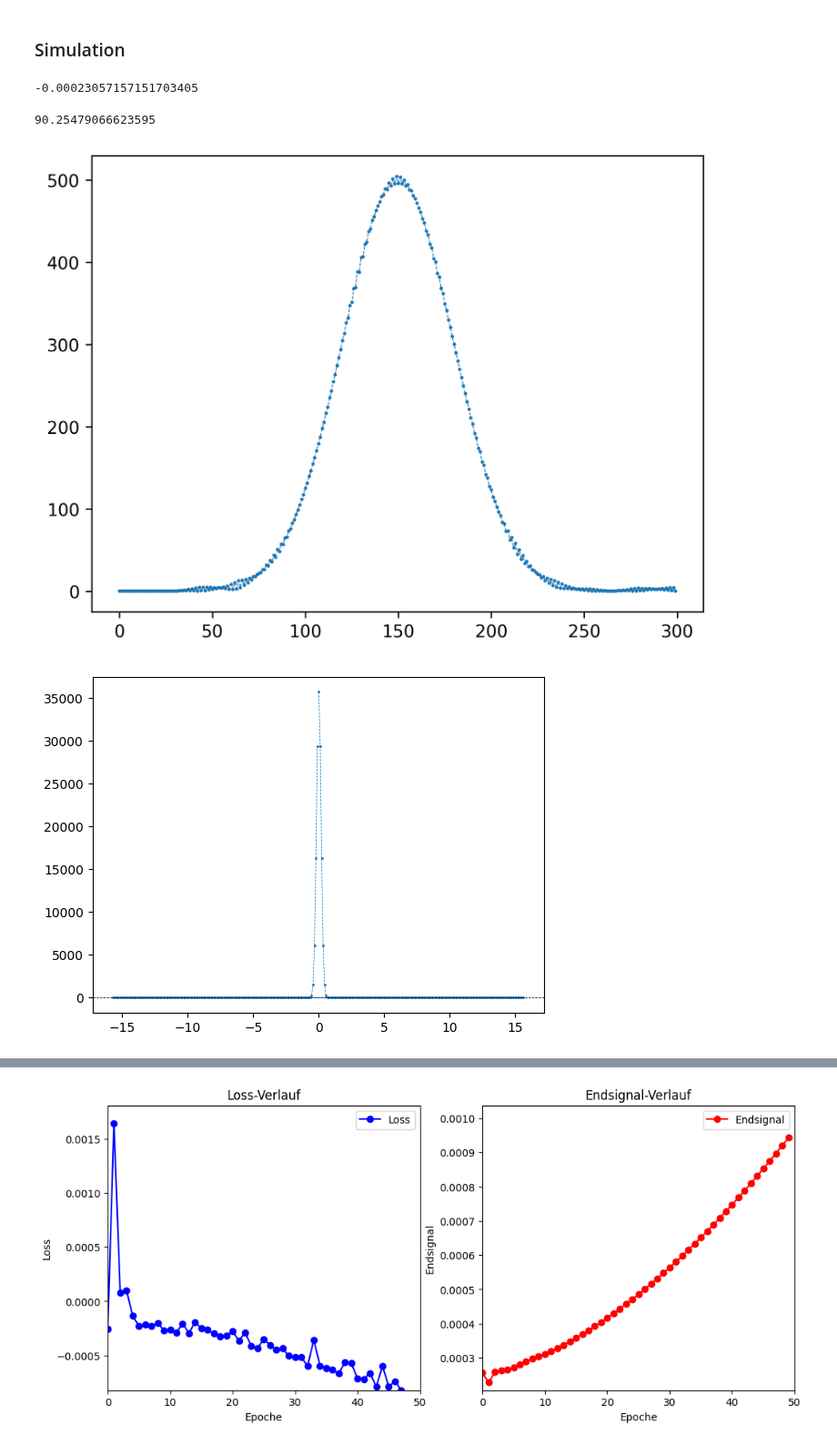
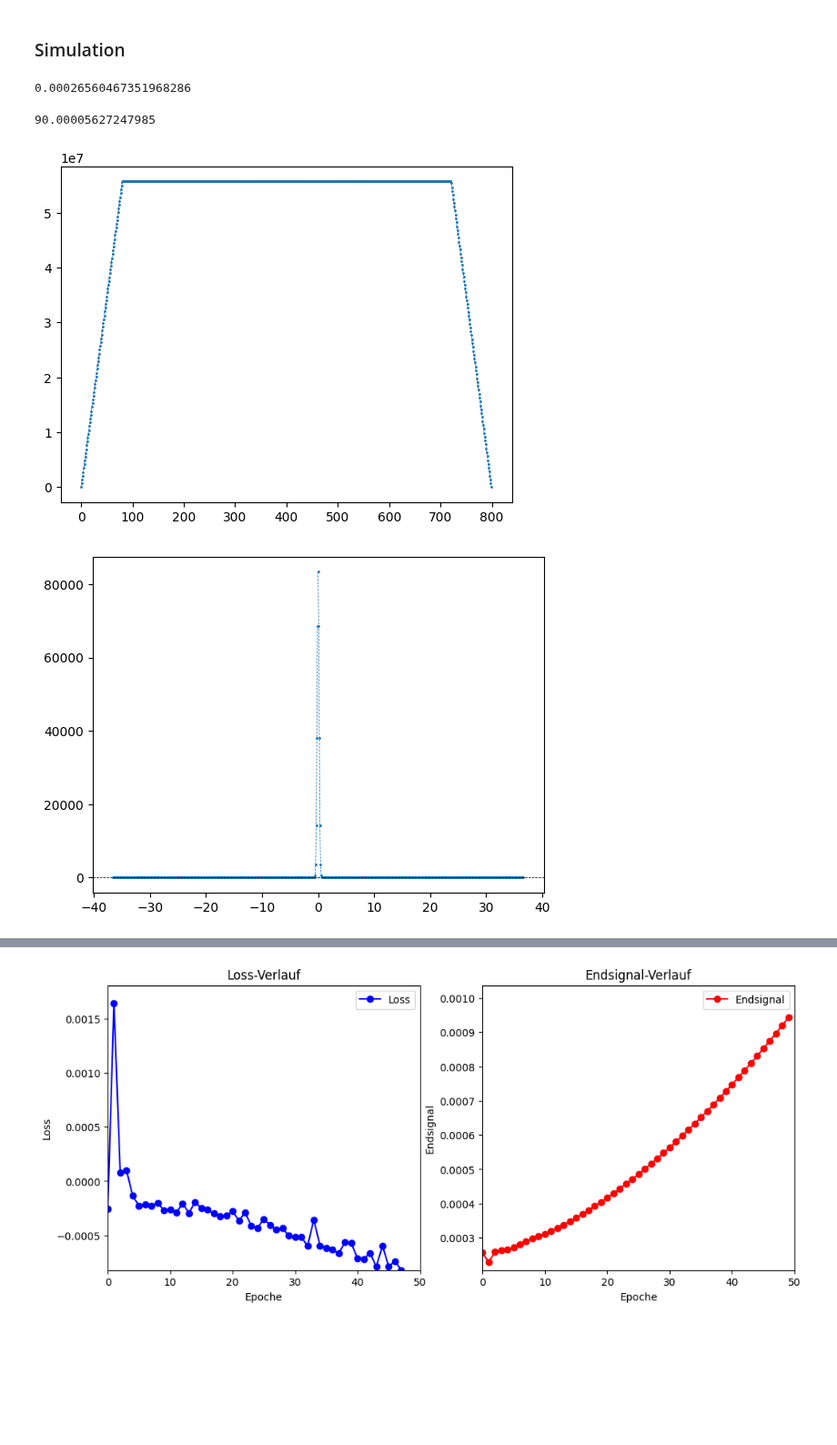
Before and after one commit to dantona02/optim, a Jupyter notebook: bmc/optimize/train.ipynb, the cells around one changed output, grey strips where cells are left out. Shown at 91% size. Cells and saved outputs as stored; diff of their text form; code cells hidden in the pictures; blank space fills up the shorter version.

Commit message:
Added option for optimizing rf and/or grad

```diff
--- a/bmc/optimize/train.ipynb
+++ b/bmc/optimize/train.ipynb
@@ -85,0 +67,6 @@ else:
+# %%
+difference = diff_sim(None, grad_parameters_tensor)
+print(difference.item())
+target = 100 * difference.item()
+# %% [output]
+0.00026560467351968286
@@ -144,31 +135,27 @@ def loss_function(end_signal, pulse_params,
 
 #     return total_loss
 # %%
-end_signal = diff_sim(rf_parameters_tensor)
-difference = end_signal[0] - end_signal[1]
-print(difference.item())
-loss = loss_function(end_signal, rf_parameters_tensor, dtp_=dtp_, sim_engine_instance=sim_engine_instance)
+loss = l2_loss_function(difference)
 loss.backward()
-# %% [output]
--0.00023057157151703405
 # %%
-calculate_flip_angle(rf_parameters_tensor[0].detach(), dtp_, sim_engine_instance)
+calculate_flip_angle(rf_parameters_tensor[0].detach(), dtp_rf)
 # %% [output]
-90.25479066623595
+90.00005627247985
 # %%
 # %matplotlib widget
-fig, ax = plt.subplots(dpi=300)
-plt.plot(rf_parameters_tensor[0].detach().numpy(), '--o', markersize=1, linewidth=0.5, label='RF Amplitude') #on Mac OS CPU
+fig, ax = plt.subplots(dpi=100)
+# plt.plot(rf_parameters_tensor[0].detach().numpy(), '--o', markersize=1, linewidth=0.5, label='RF Amplitude') #on Mac OS CPU
+plt.plot(grad_parameters_tensor[0].detach().numpy(), '--o', markersize=1, linewidth=0.5, label='RF Amplitude') #on Mac OS CPU
 # plt.plot(rf_parameters_tensor[0].cpu().detach().numpy(), '--o', markersize=3, label='RF Amplitude') #Cuda
 plt.show()
 # %% [output]
-[figure, old version]
+[figure, new version]
 # %%
 fft_signal = torch.fft.fft(rf_parameters_tensor[0].detach())
-freqs = torch.fft.fftfreq(rf_parameters_tensor[0].detach().size(0), d=(dtp_)) / (sim_engine_instance.params.scanner["b0"] * sim_engine_instance.params.scanner["gamma"])
+freqs = torch.fft.fftfreq(rf_parameters_tensor[0].detach().size(0), d=(dtp_rf)) / (sim_engine_instance.params.scanner["b0"] * sim_engine_instance.params.scanner["gamma"])
 fft_amplitude = torch.abs(fft_signal)
 plt.plot(freqs, fft_amplitude, '--o', markersize=1, linewidth=0.5, label='RF Amplitude')
 plt.axhline(0, color='black', linewidth=0.5, linestyle='--')
 plt.show()
 # %% [output]
-[figure, old version]
+[figure, new version]
```
Also changed, not shown: parts of 10 cells of this notebook, 1 other file.
